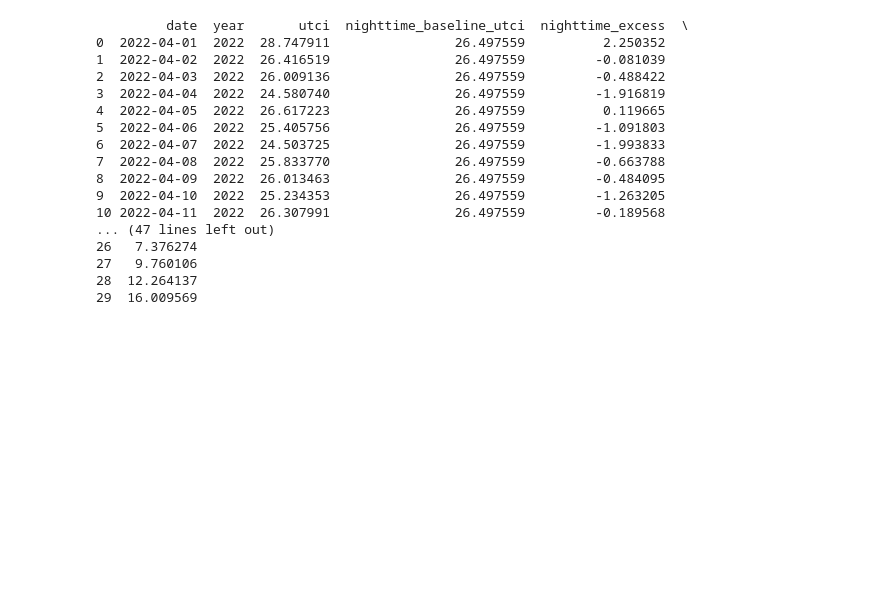
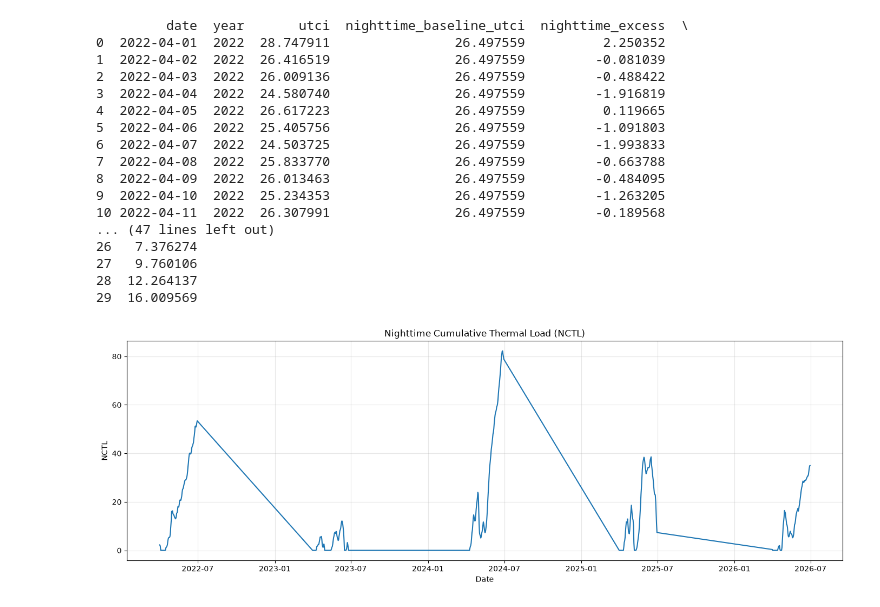
Before and after one commit to ikhushichauhan/TechForge-SIH, a Jupyter notebook: notebooks/day3_era5_exploration.ipynb, the cells around one changed output. Drawn from its saved outputs; the diff is of its cells as text; code cells hidden in the pictures; blank space fills up the shorter version.

```diff
--- a/notebooks/day3_era5_exploration.ipynb
+++ b/notebooks/day3_era5_exploration.ipynb
@@ -380,6 +401,25 @@ print(
 27   9.760106
 28  12.264137
 29  16.009569
+# %%
+# GRAPH 2 — NCTL
+
+plt.figure(figsize=(14, 5))
+
+plt.plot(
+    nctl_all["date"],
+    nctl_all["NCTL"]
+)
+
+plt.xlabel("Date")
+plt.ylabel("NCTL")
+plt.title("Nighttime Cumulative Thermal Load (NCTL)")
+plt.grid(True, alpha=0.3)
+
+plt.tight_layout()
+plt.show()
+# %% [output]
+[figure, added]
 # %%
 day_stress = pd.read_csv(
     r"C:\Users\user\Documents\projects\Extreme_Heatwave_Early_Warning\data\processed\daystress.csv"
```
Also changed, not shown: parts of 7 cells of this notebook, 3 other files.
